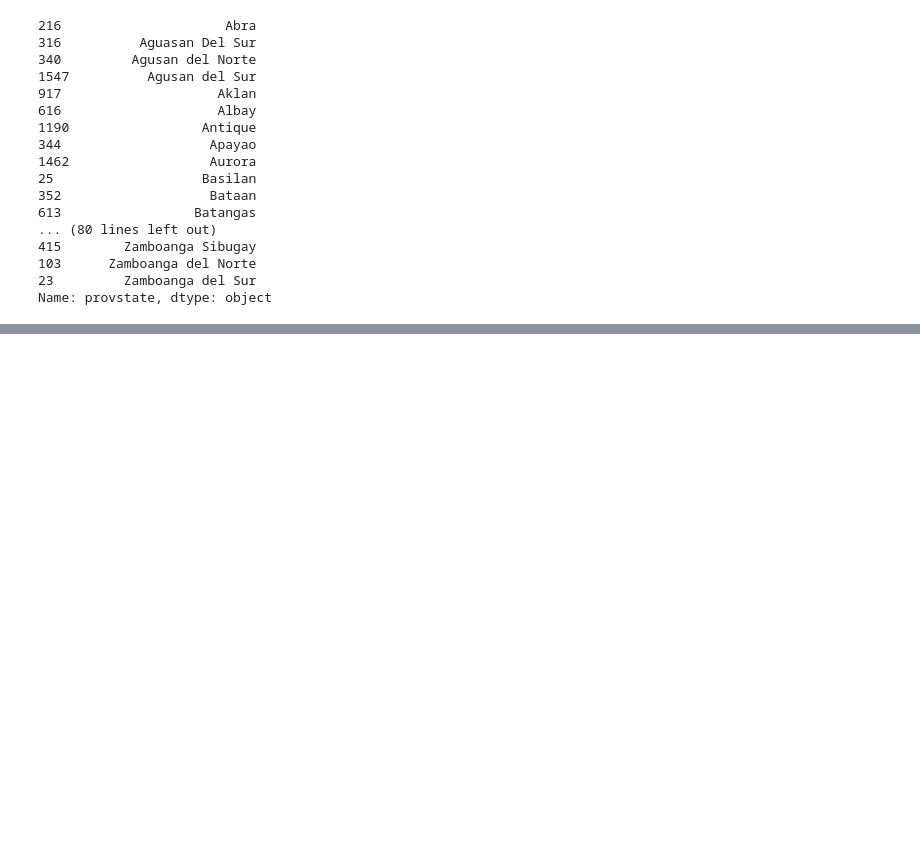
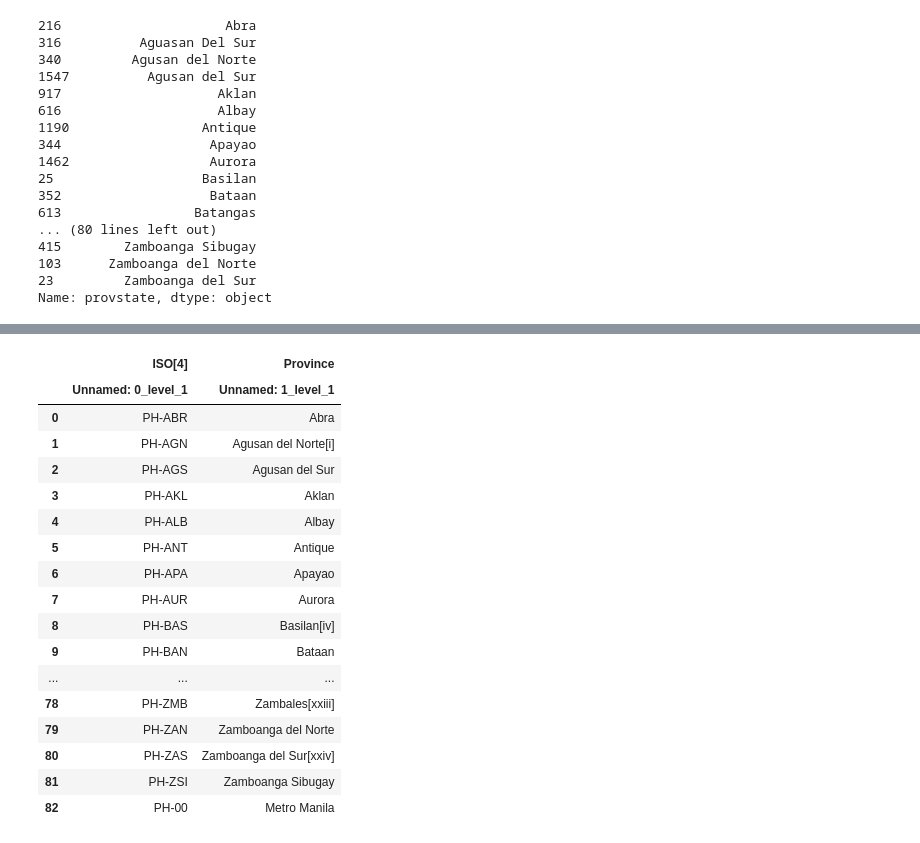
Before and after one commit to biel-lava/Terror, a Jupyter notebook: global_terror.ipynb, the cells around one changed output, grey strips where cells are left out. Drawn from its saved outputs; the diff is of its cells as text; code cells hidden in the pictures; blank space fills up the shorter version.

Commit message:
creation of prov reference

```diff
--- a/global_terror.ipynb
+++ b/global_terror.ipynb
@@ -185,0 +212,26 @@ Name: provstate, dtype: object
+# %%
+# creation of a reference list of provinces in the philippines
+link = 'https://en.wikipedia.org/wiki/Provinces_of_the_Philippines'
+trial = pd.read_html(link) # will create a dataframe from the link
+df_prov = trial[3].iloc[0:83, 0:2] # will create a new data frame from the third table (table nung provinces) and slice the row and column
+df_prov.rename(columns={'ISO[4]	Province Unnamed: 0_level_1':'ISO', 'Province Unnamed: 1_level_1':'Province'})
+df_prov
+# %% [output]
+|  | ISO[4] | Province |
+|  | Unnamed: 0_level_1 | Unnamed: 1_level_1 |
+| 0 | PH-ABR | Abra |
+| 1 | PH-AGN | Agusan del Norte[i] |
+| 2 | PH-AGS | Agusan del Sur |
+| 3 | PH-AKL | Aklan |
+| 4 | PH-ALB | Albay |
+| 5 | PH-ANT | Antique |
+| 6 | PH-APA | Apayao |
+| 7 | PH-AUR | Aurora |
+| 8 | PH-BAS | Basilan[iv] |
+| 9 | PH-BAN | Bataan |
+| ... | ... | ... |
+| 78 | PH-ZMB | Zambales[xxiii] |
+| 79 | PH-ZAN | Zamboanga del Norte |
+| 80 | PH-ZAS | Zamboanga del Sur[xxiv] |
+| 81 | PH-ZSI | Zamboanga Sibugay |
+| 82 | PH-00 | Metro Manila |
```
Also changed, not shown: parts of 1 cell of this notebook.
